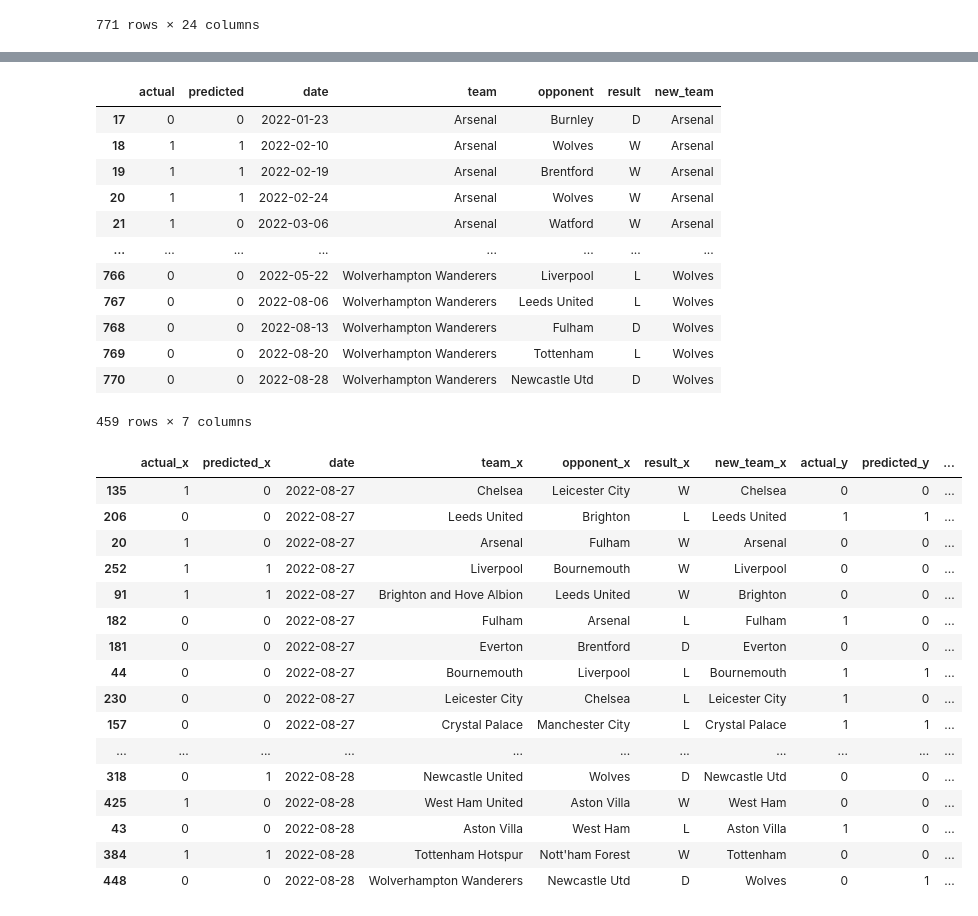
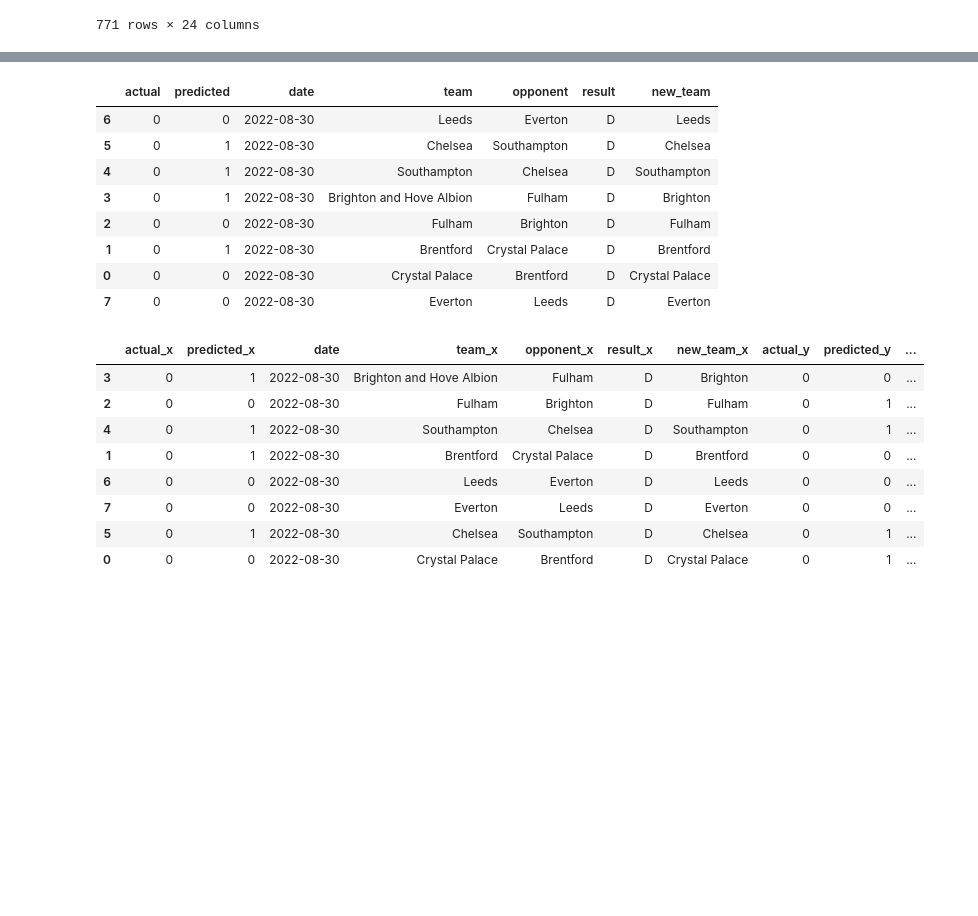
Before and after one commit to Miserry/dataQuest-DataAnalysis-Exercising, a Jupyter notebook: Predict PL matches.ipynb, the cells around one changed output, grey strips where cells are left out. Saved outputs shown, nothing was run; the diff lists cells and outputs as text; code cells hidden in the pictures; blank space fills up the shorter version.

```diff
--- a/Predict PL matches.ipynb
+++ b/Predict PL matches.ipynb
@@ -189,12 +229,16 @@ matches_rolling["date"] = pd.to_datetime(matches_rolling["date"])
+# %%
+predicted = [matches_rolling, next_matches]
+predicted = pd.concat(predicted)
+predicted = predicted.fillna('D')
 # %%
 def make_predictions(data, predictors):
-    train = data[data['date'] < '2022-01-01']
-    test = data[data['date'] > '2022-01-01']
+    train = data[data['date'] < '2022-08-10']
+    test = data[data['date'] > '2022-08-10']
     rf.fit(train[predictors], train['target'])
     preds = rf.predict(test[predictors])
     combined = pd.DataFrame(dict(actual=test['target'], predicted=preds), index=test.index)
     precision = precision_score(test['target'], preds)
     return combined, precision
 # %%
-combined, precision = make_predictions(matches_rolling, predictors + new_cols)
+combined, precision = make_predictions(predicted, predictors + new_cols)
 # %%
@@ -238,5 +282,5 @@ precision
 # %%
-combined = combined.merge(matches_rolling[['date', 'team', 'opponent', 'result']], left_index=True, right_index=True)
+combined = combined.merge(predicted[['date', 'team', 'opponent', 'result']], left_index=True, right_index=True)
 # %%
 class MissingDict(dict):
     __missing__ = lambda self, key: key
@@ -253,44 +297,32 @@ mapping = MissingDict(**map_values)
 # %%
 combined["new_team"] = combined["team"].map(mapping)
 # %%
-combined
+combined.sort_values(by='date')[62:]
 # %% [output]
 |  | actual | predicted | date | team | opponent | result | new_team |
-| 17 | 0 | 0 | 2022-01-23 | Arsenal | Burnley | D | Arsenal |
-| 18 | 1 | 1 | 2022-02-10 | Arsenal | Wolves | W | Arsenal |
-| 19 | 1 | 1 | 2022-02-19 | Arsenal | Brentford | W | Arsenal |
-| 20 | 1 | 1 | 2022-02-24 | Arsenal | Wolves | W | Arsenal |
-| 21 | 1 | 0 | 2022-03-06 | Arsenal | Watford | W | Arsenal |
-| ... | ... | ... | ... | ... | ... | ... | ... |
-| 766 | 0 | 0 | 2022-05-22 | Wolverhampton Wanderers | Liverpool | L | Wolves |
-| 767 | 0 | 0 | 2022-08-06 | Wolverhampton Wanderers | Leeds United | L | Wolves |
-| 768 | 0 | 0 | 2022-08-13 | Wolverhampton Wanderers | Fulham | D | Wolves |
-| 769 | 0 | 0 | 2022-08-20 | Wolverhampton Wanderers | Tottenham | L | Wolves |
-| 770 | 0 | 0 | 2022-08-28 | Wolverhampton Wanderers | Newcastle Utd | D | Wolves |
+| 6 | 0 | 0 | 2022-08-30 | Leeds | Everton | D | Leeds |
+| 5 | 0 | 1 | 2022-08-30 | Chelsea | Southampton | D | Chelsea |
+| 4 | 0 | 1 | 2022-08-30 | Southampton | Chelsea | D | Southampton |
+| 3 | 0 | 1 | 2022-08-30 | Brighton and Hove Albion | Fulham | D | Brighton |
+| 2 | 0 | 0 | 2022-08-30 | Fulham | Brighton | D | Fulham |
+| 1 | 0 | 1 | 2022-08-30 | Brentford | Crystal Palace | D | Brentford |
+| 0 | 0 | 0 | 2022-08-30 | Crystal Palace | Brentford | D | Crystal Palace |
+| 7 | 0 | 0 | 2022-08-30 | Everton | Leeds | D | Everton |
-459 rows × 7 columns
 # %%
 merged = combined.merge(combined, left_on=["date", "new_team"], right_on=["date", "opponent"])
 # %%
 merged = merged.sort_values(by='date')
-merged[430:]
+merged[-8:]
 # %% [output]
 |  | actual_x | predicted_x | date | team_x | opponent_x | result_x | new_team_x | actual_y | predicted_y | ... |
-| 135 | 1 | 0 | 2022-08-27 | Chelsea | Leicester City | W | Chelsea | 0 | 0 | ... |
-| 206 | 0 | 0 | 2022-08-27 | Leeds United | Brighton | L | Leeds United | 1 | 1 | ... |
-| 20 | 1 | 0 | 2022-08-27 | Arsenal | Fulham | W | Arsenal | 0 | 0 | ... |
-| 252 | 1 | 1 | 2022-08-27 | Liverpool | Bournemouth | W | Liverpool | 0 | 0 | ... |
-| 91 | 1 | 1 | 2022-08-27 | Brighton and Hove Albion | Leeds United | W | Brighton | 0 | 0 | ... |
-| 182 | 0 | 0 | 2022-08-27 | Fulham | Arsenal | L | Fulham | 1 | 0 | ... |
-| 181 | 0 | 0 | 2022-08-27 | Everton | Brentford | D | Everton | 0 | 0 | ... |
-| 44 | 0 | 0 | 2022-08-27 | Bournemouth | Liverpool | L | Bournemouth | 1 | 1 | ... |
-| 230 | 0 | 0 | 2022-08-27 | Leicester City | Chelsea | L | Leicester City | 1 | 0 | ... |
-| 157 | 0 | 0 | 2022-08-27 | Crystal Palace | Manchester City | L | Crystal Palace | 1 | 1 | ... |
-| ... | ... | ... | ... | ... | ... | ... | ... | ... | ... | ... |
-| 318 | 0 | 1 | 2022-08-28 | Newcastle United | Wolves | D | Newcastle Utd | 0 | 0 | ... |
-| 425 | 1 | 0 | 2022-08-28 | West Ham United | Aston Villa | W | West Ham | 0 | 0 | ... |
-| 43 | 0 | 0 | 2022-08-28 | Aston Villa | West Ham | L | Aston Villa | 1 | 0 | ... |
-| 384 | 1 | 1 | 2022-08-28 | Tottenham Hotspur | Nott'ham Forest | W | Tottenham | 0 | 0 | ... |
-| 448 | 0 | 0 | 2022-08-28 | Wolverhampton Wanderers | Newcastle Utd | D | Wolves | 0 | 1 | ... |
+| 3 | 0 | 1 | 2022-08-30 | Brighton and Hove Albion | Fulham | D | Brighton | 0 | 0 | ... |
+| 2 | 0 | 0 | 2022-08-30 | Fulham | Brighton | D | Fulham | 0 | 1 | ... |
+| 4 | 0 | 1 | 2022-08-30 | Southampton | Chelsea | D | Southampton | 0 | 1 | ... |
+| 1 | 0 | 1 | 2022-08-30 | Brentford | Crystal Palace | D | Brentford | 0 | 0 | ... |
+| 6 | 0 | 0 | 2022-08-30 | Leeds | Everton | D | Leeds | 0 | 0 | ... |
+| 7 | 0 | 0 | 2022-08-30 | Everton | Leeds | D | Everton | 0 | 0 | ... |
+| 5 | 0 | 1 | 2022-08-30 | Chelsea | Southampton | D | Chelsea | 0 | 1 | ... |
+| 0 | 0 | 0 | 2022-08-30 | Crystal Palace | Brentford | D | Crystal Palace | 0 | 1 | ... |
 # %%
 #Let's now get only the predictions, where one team was predicted to win and the other to lose.
 merged[(merged['predicted_x'] == 1) & (merged['predicted_y'] == 0) & (merged['actual_x'] == 1)].shape
```
Also changed, not shown: parts of 19 cells of this notebook.
